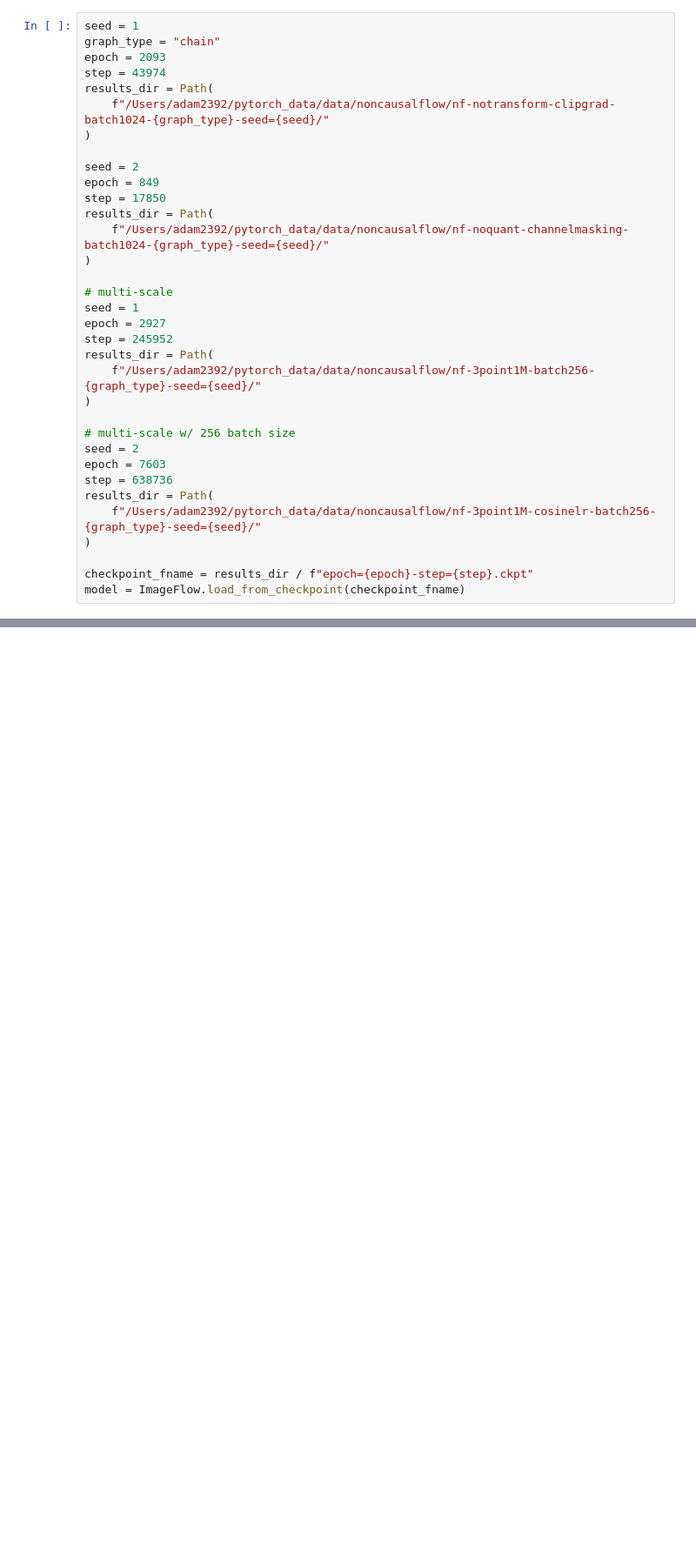
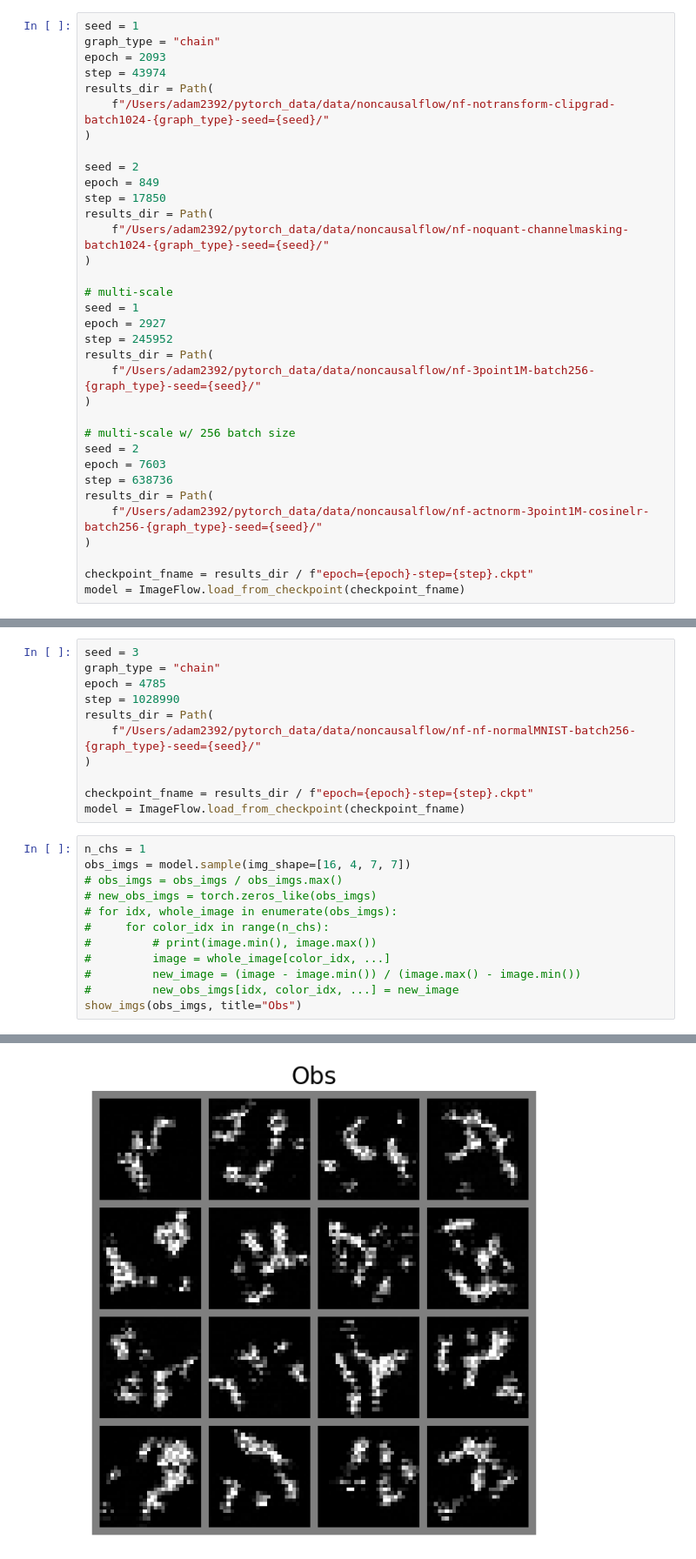
Before and after one commit to tree1111/CDRL, a Jupyter notebook: notebooks/Visualize NF Baseline.ipynb, the cells around one changed output, grey strips where cells are left out. Shown at 87% size. Saved outputs shown, nothing was run; the diff lists cells and outputs as text; blank space fills up the shorter version.

Commit message:
Try running normal MNIST again
Signed-off-by: Adam Li <adam2392@gmail.com>

```diff
--- a/notebooks/Visualize NF Baseline.ipynb
+++ b/notebooks/Visualize NF Baseline.ipynb
@@ -90,7 +90,7 @@ seed = 2
 epoch = 7603
 step = 638736
 results_dir = Path(
-    f"/Users/adam2392/pytorch_data/data/noncausalflow/nf-3point1M-cosinelr-batch256-{graph_type}-seed={seed}/"
+    f"/Users/adam2392/pytorch_data/data/noncausalflow/nf-actnorm-3point1M-cosinelr-batch256-{graph_type}-seed={seed}/"
 )
 
 checkpoint_fname = results_dir / f"epoch={epoch}-step={step}.ckpt"
@@ -332,0 +170,24 @@ RuntimeError: The size of tensor a (2) must match the size of tensor b (7) at no
+# %%
+seed = 3
+graph_type = "chain"
+epoch = 4785
+step = 1028990
+results_dir = Path(
+    f"/Users/adam2392/pytorch_data/data/noncausalflow/nf-nf-normalMNIST-batch256-{graph_type}-seed={seed}/"
+)
+
+checkpoint_fname = results_dir / f"epoch={epoch}-step={step}.ckpt"
+model = ImageFlow.load_from_checkpoint(checkpoint_fname)
+# %%
+n_chs = 1
+obs_imgs = model.sample(img_shape=[16, 4, 7, 7])
+# obs_imgs = obs_imgs / obs_imgs.max()
+# new_obs_imgs = torch.zeros_like(obs_imgs)
+# for idx, whole_image in enumerate(obs_imgs):
+#     for color_idx in range(n_chs):
+#         # print(image.min(), image.max())
+#         image = whole_image[color_idx, ...]
+#         new_image = (image - image.min()) / (image.max() - image.min())
+#         new_obs_imgs[idx, color_idx, ...] = new_image
+show_imgs(obs_imgs, title="Obs")
+# %% [output]
@@ -332,0 +195 @@ RuntimeError: The size of tensor a (2) must match the size of tensor b (7) at no
+[figure, added]
```
Also changed, not shown: parts of 11 cells of this notebook, 8 other files.
